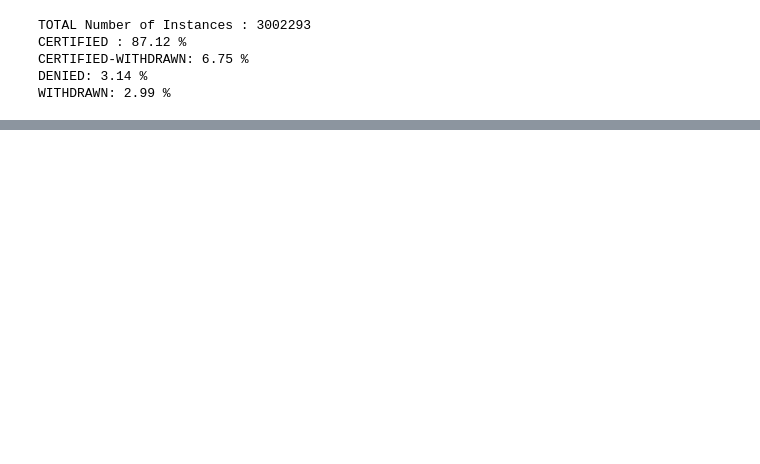
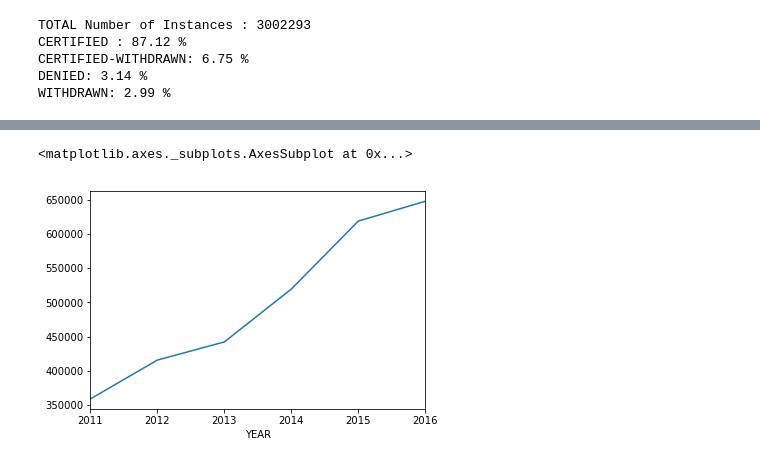
Before and after one commit to david-agumya/CS6220-Data-Mining, a Jupyter notebook: Final Project/Final Project Analysis.ipynb, the cells around one changed output, grey strips where cells are left out. Drawn from its saved outputs; the diff is of its cells as text; code cells hidden in the pictures; blank space fills up the shorter version.

```diff
--- a/Final Project/Final Project Analysis.ipynb
+++ b/Final Project/Final Project Analysis.ipynb
@@ -291,0 +414,5 @@ df.groupby("JOB_TITLE").agg(f)
+# %%
+df.groupby("YEAR").size().plot(kind="line")
+# %% [output]
+<matplotlib.axes._subplots.AxesSubplot at 0x...>
+[figure, added]
```
Also changed, not shown: parts of 26 cells of this notebook.
